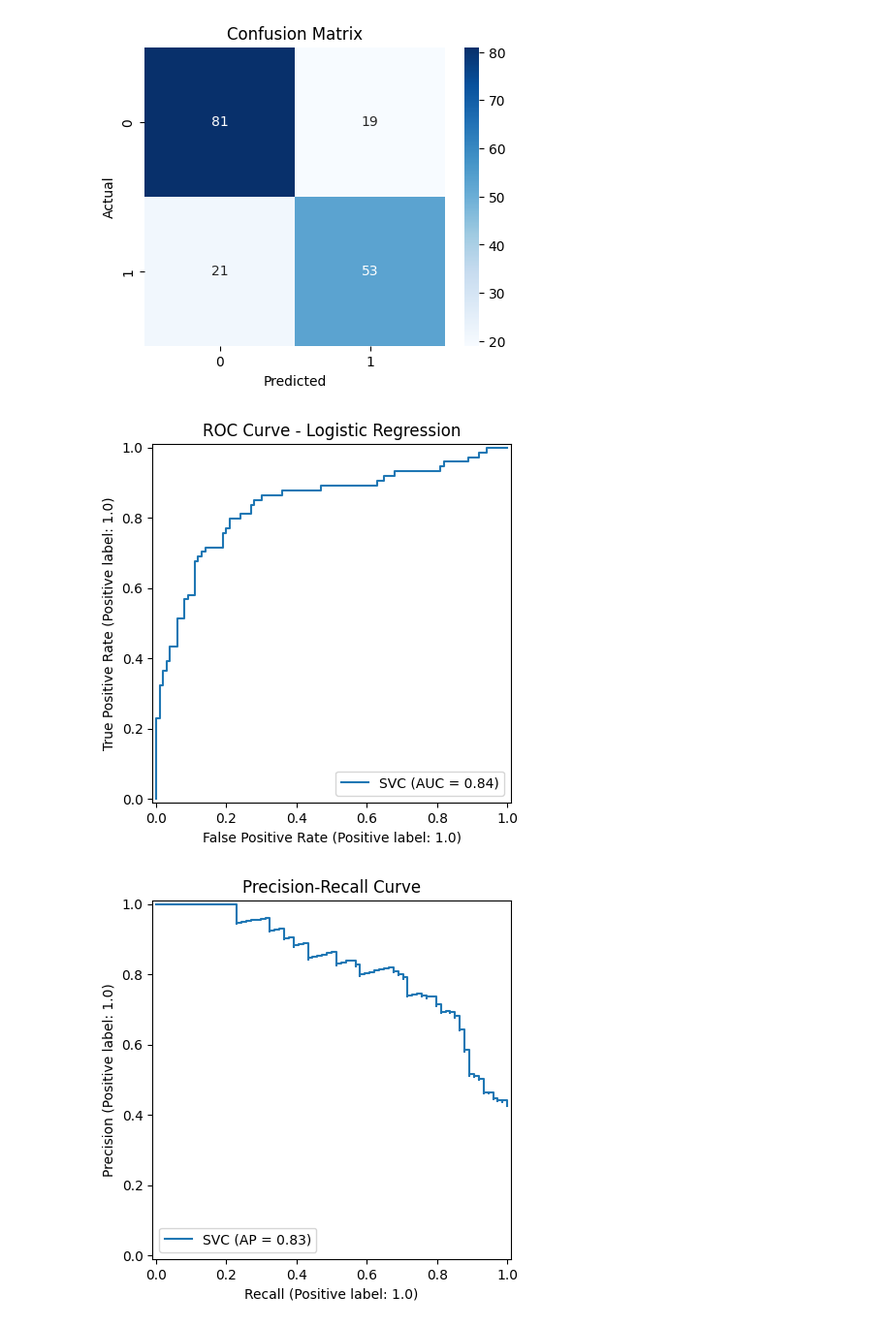
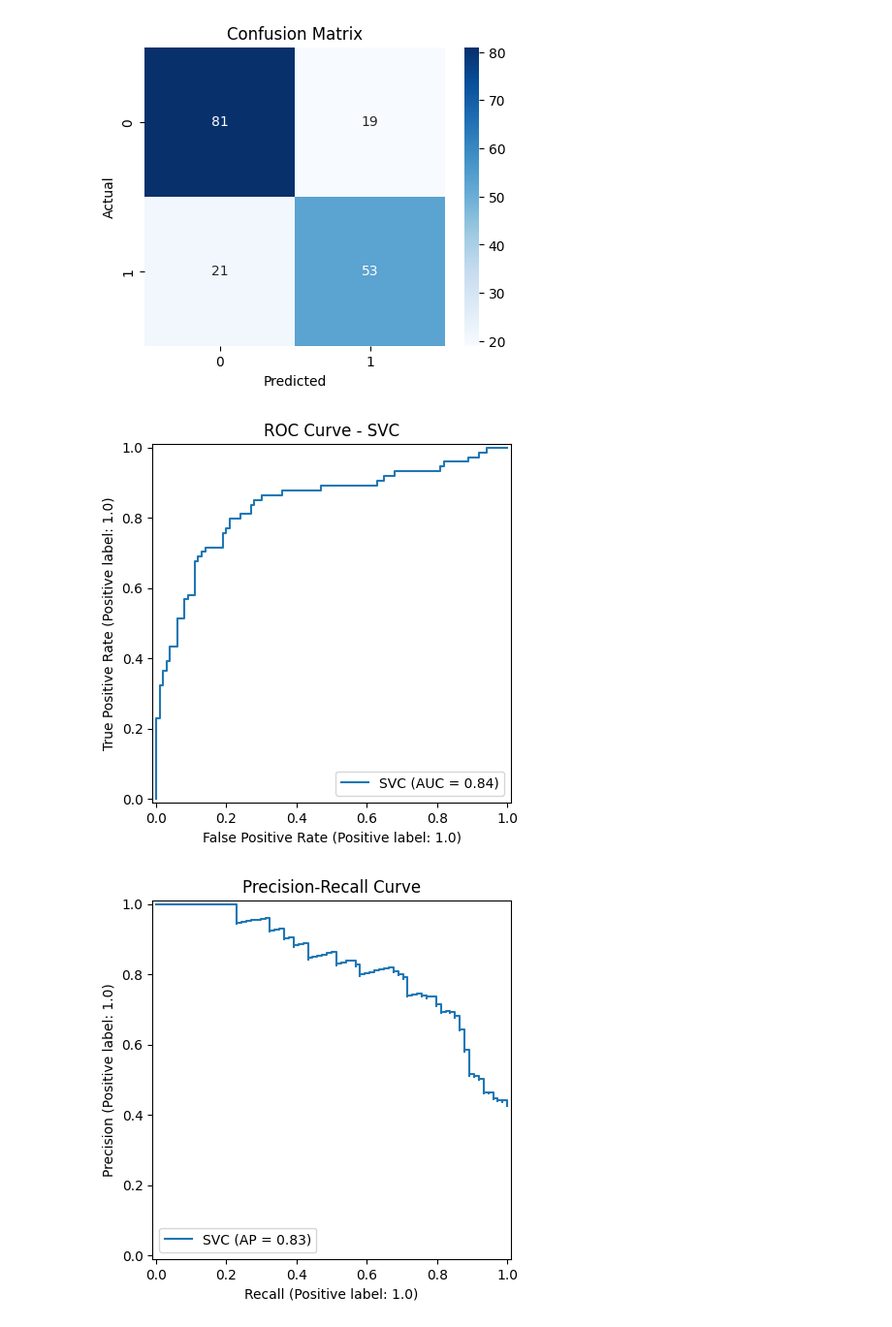
Before and after one commit to Ardalan89/titanic_survival_prediction, a Jupyter notebook: notebooks/svm.ipynb, the cells around one changed output. Shown at 97% size. Drawn from its saved outputs; the diff is of its cells as text; code cells hidden in the pictures.

```diff
--- a/notebooks/svm.ipynb
+++ b/notebooks/svm.ipynb
@@ -105,10 +105,10 @@ plt.show()
 [figure]
 # %%
 RocCurveDisplay.from_estimator(classifier, X_test, y_test)
-plt.title("ROC Curve - Logistic Regression")
+plt.title("ROC Curve - SVC")
 plt.show()
 # %% [output]
-[figure, old version]
+[figure, new version]
 # %%
 PrecisionRecallDisplay.from_estimator(classifier, X_test, y_test)
 plt.title("Precision-Recall Curve")
```
Also changed, not shown: 5 other files.
